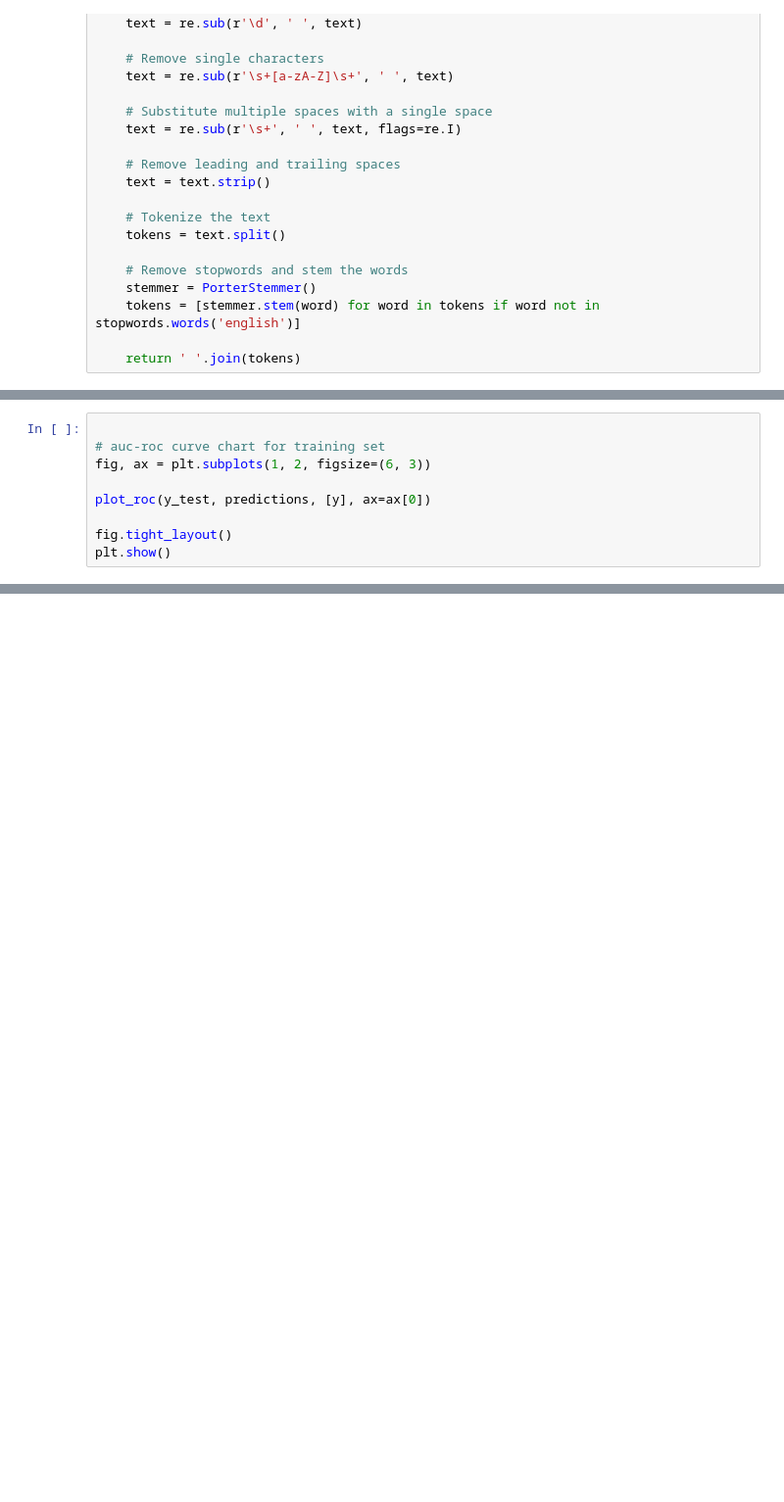
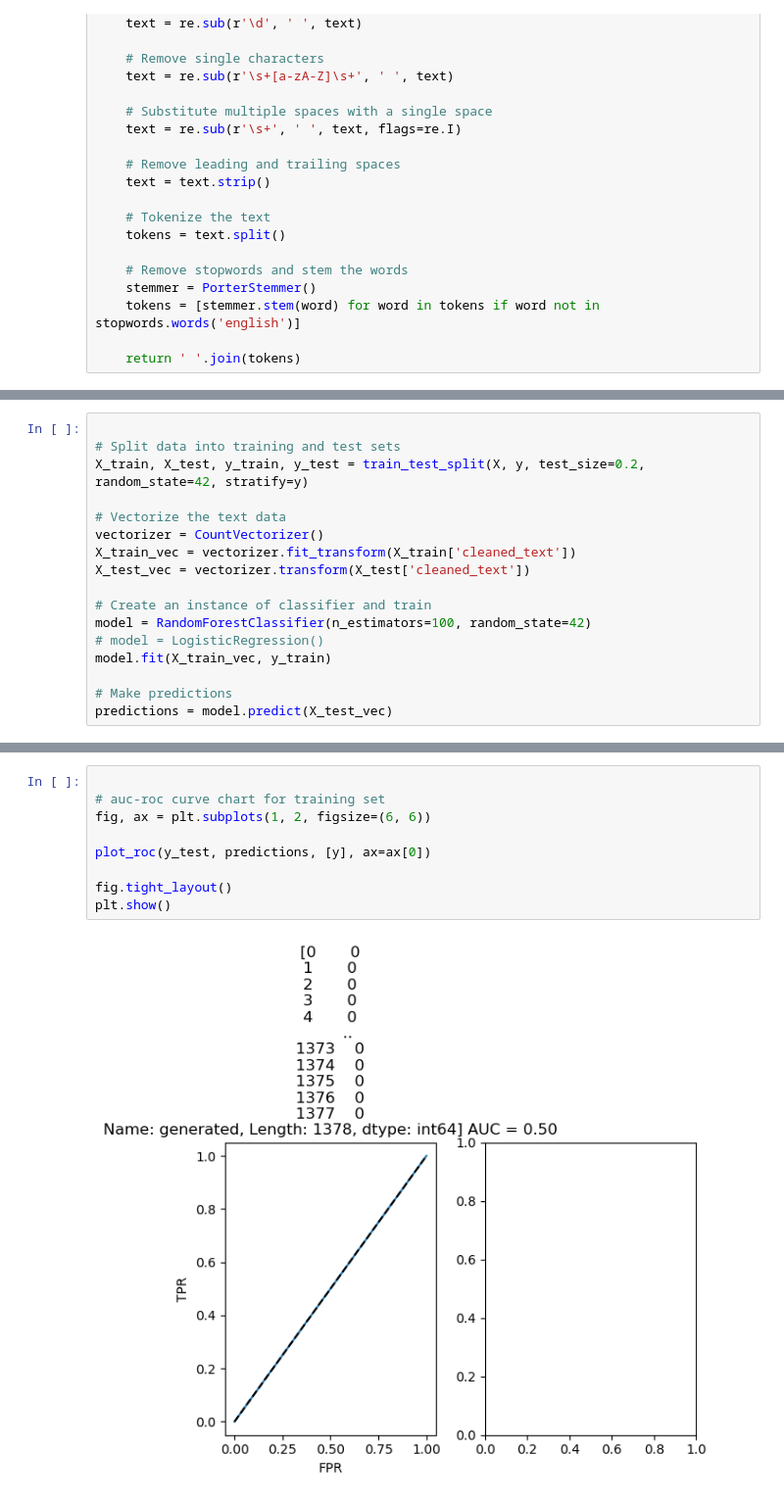
Before and after one commit to jpark8215/LLM---DetectAI-, a Jupyter notebook: LLM AI Detector.ipynb, the cells around one changed output, grey strips where cells are left out. Shown at 98% size. Drawn from its saved outputs; the diff is of its cells as text; blank space fills up the shorter version.

```diff
--- a/LLM AI Detector.ipynb
+++ b/LLM AI Detector.ipynb
@@ -112,9 +65,17 @@ def plot_roc(y_true, y_score, label, ax):
-# %%
-
-# auc-roc curve chart for training set
-fig, ax = plt.subplots(1, 2, figsize=(6, 3))
-
-plot_roc(y_test, predictions, [y], ax=ax[0])
-
-fig.tight_layout()
-plt.show()
+# %%
+
+# Split data into training and test sets
+X_train, X_test, y_train, y_test = train_test_split(X, y, test_size=0.2, random_state=42, stratify=y)
+
+# Vectorize the text data
+vectorizer = CountVectorizer()
+X_train_vec = vectorizer.fit_transform(X_train['cleaned_text'])
+X_test_vec = vectorizer.transform(X_test['cleaned_text'])
+
+# Create an instance of classifier and train
+model = RandomForestClassifier(n_estimators=100, random_state=42)
+# model = LogisticRegression()
+model.fit(X_train_vec, y_train)
+
+# Make predictions
+predictions = model.predict(X_test_vec)
@@ -121,3 +155,14 @@ plt.show()
+# %%
+
+# auc-roc curve chart for training set
+fig, ax = plt.subplots(1, 2, figsize=(6, 6))
+
+plot_roc(y_test, predictions, [y], ax=ax[0])
+
+fig.tight_layout()
+plt.show()
+# %% [output]
+[figure, added]
 # %%
 
 # Evaluate your model
```
Also changed, not shown: parts of 13 cells of this notebook.
